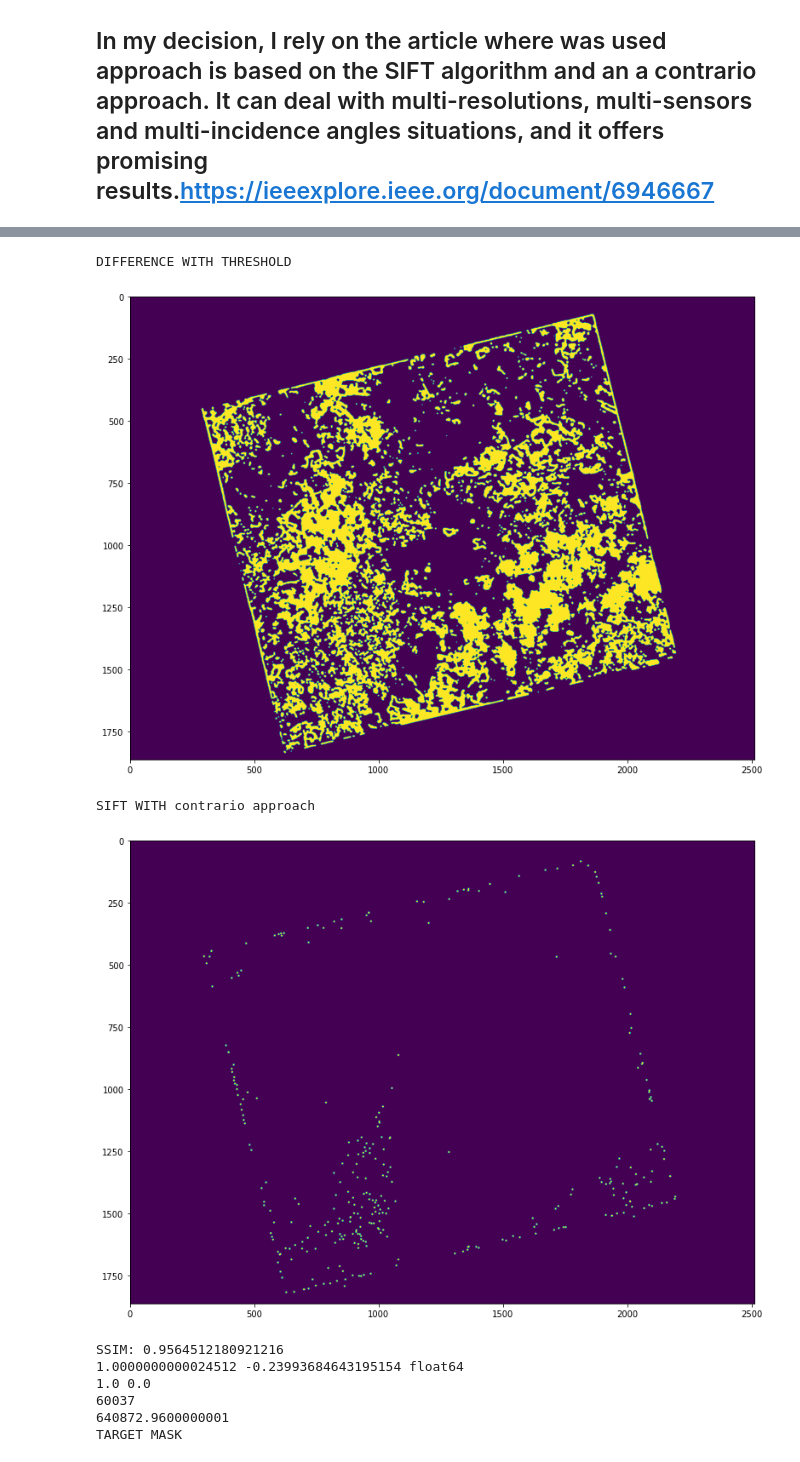
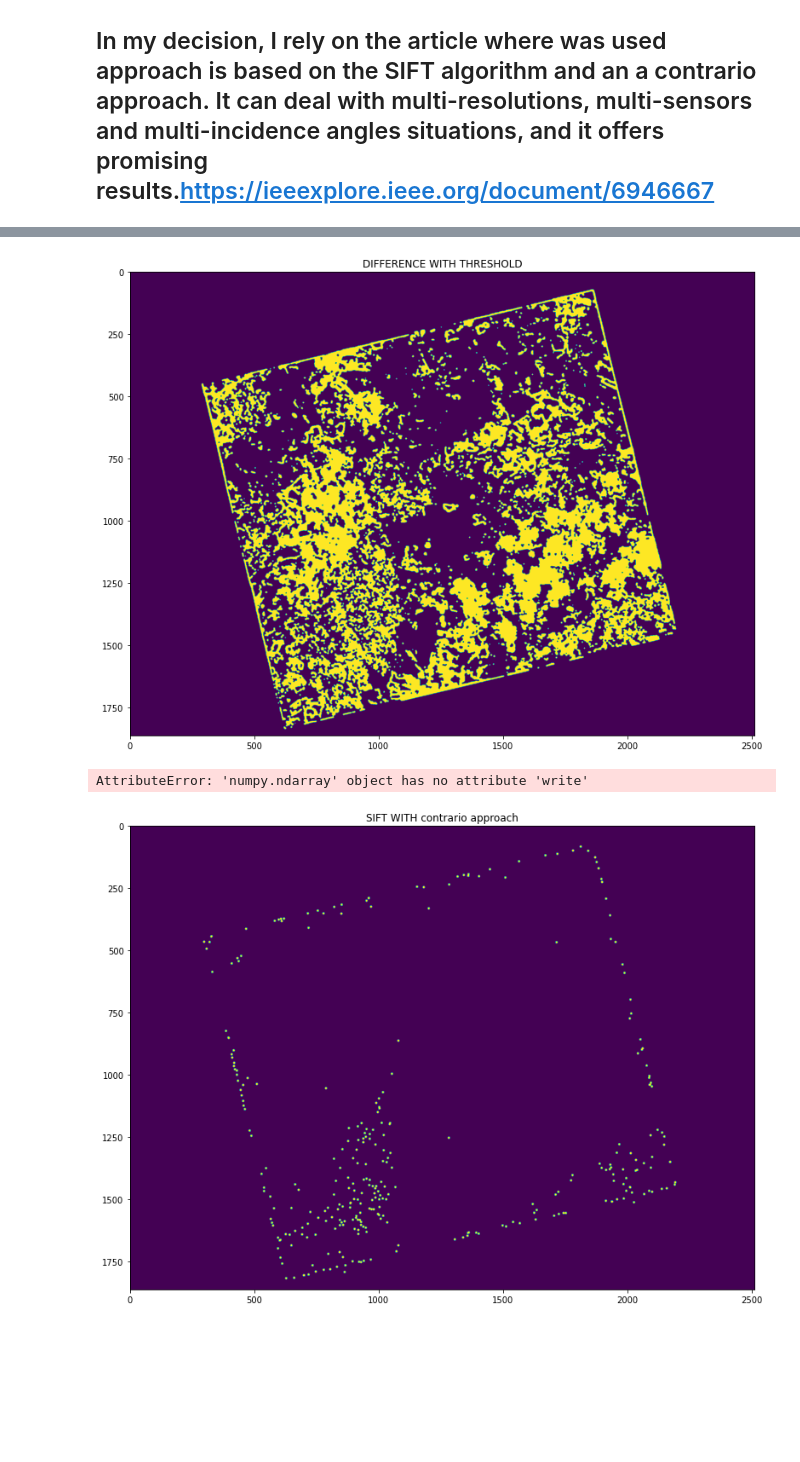
Before and after one commit to masha-astro/RosCosmos_Kaggle, a Jupyter notebook: Kaggle_Roscosmos.ipynb, the cells around one changed output, grey strips where cells are left out. Saved outputs shown, nothing was run; the diff lists cells and outputs as text; code cells hidden in the pictures; blank space fills up the shorter version.

```diff
--- a/Kaggle_Roscosmos.ipynb
+++ b/Kaggle_Roscosmos.ipynb
@@ -399,7 +399,7 @@ all_photo1_val, all_photo2_val = all_files(files_validation)
 s = {}
 
 for img1, img2, mask in tqdm(zip(all_photo1_val, all_photo2_val, masks_validation)):
-    end = mask_final_dict(img1, img2, 4, 1e-5)
+    end1 = mask_final_dict(img1, img2, 5, 1e-5)
 # Compute SSIM between two images
     (score, diff) = ssim(img1, img2, full=True)
     print("SSIM: {}".format(score))
@@ -411,13 +411,16 @@ for img1, img2, mask in tqdm(zip(all_photo1_val, all_photo2_val, masks_validatio
     diff = diff - np.min(diff)
     diff = diff / np.max(diff)
     print(diff.max(), diff.min())
-
+    kernel2 = np.ones((3, 3), 'uint8')
+#     end = cv.erode(end1, kernel2,iterations = 6)
+#     end = cv.dilate(end1, kernel2, iterations = 5)
+    #end = cv.GaussianBlur(end,(5,5), 6)
     def porog(diff, low, up):
         maxd = np.max(diff)
         diff[diff<low*maxd] = 0
         diff[diff>up*maxd] = 0
-        print(len(diff[diff != 0]))
-        print(0.14*diff.shape[0]*diff.shape[1])
+#         print(len(diff[diff != 0]))
+#         print(0.14*diff.shape[0]*diff.shape[1])
         if len(diff[diff != 0]) > np.round(0.15*diff.shape[0]*diff.shape[1]):
             maxd = np.max(diff)
             diff[diff<low*maxd] = 0
@@ -431,7 +434,7 @@ for img1, img2, mask in tqdm(zip(all_photo1_val, all_photo2_val, masks_validatio
     diff[diff != 0] = 1
     diff = np.round(diff).astype(np.uint8)
     diff = cv.GaussianBlur(diff,(5,5), 5)
-    diff = cv.GaussianBlur(diff,(5,5), 5)
+#     diff = cv.GaussianBlur(diff,(5,5), 5)
     diff = cv.GaussianBlur(diff,(5,5), 6)
 
 
@@ -440,16 +443,20 @@ for img1, img2, mask in tqdm(zip(all_photo1_val, all_photo2_val, masks_validatio
     diff = cv.GaussianBlur(diff,(5,5), 5)
 
     diff = cv.erode(diff, kernel,iterations = 1)
-    print('TARGET MASK')
-    show(target)
-    print('DIFFERENCE WITH THRESHOLD')
-    show(diff)
+    plt.title('TARGET MASK')
+    plt.imshow(target)
+    plt.show()
+    plt.title('DIFFERENCE WITH THRESHOLD')
+    plt.imshow(diff)
+    plt.show()
     s[mask.split('/')[-1].split('.')[0]] = decode_mask(diff)
     data = pd.DataFrame.from_dict(s, orient='index').reset_index()
     data.columns = ['Id','mask']
     data.to_csv("submission5.csv",index=False)
-    print('SIFT WITH contrario approach')
-    show(end)
+    plt.title('SIFT WITH contrario approach')
+    plt.imshow(end1)
+    plt.savefig(end1)
+    plt.show()
 # %% [output]
 SSIM: 0.7840320564044985
 1.000000000003702 -0.6722380304065876 float64
@@ -461,10 +465,3 @@ TARGET MASK
+[figure, new version]
-DIFFERENCE WITH THRESHOLD
+AttributeError: 'numpy.ndarray' object has no attribute 'write'
-[figure, old version]
-SIFT WITH contrario approach
-[figure, old version]
+[figure, new version]
-SSIM: 0.9564512180921216
-1.0000000000024512 -0.23993684643195154 float64
-1.0 0.0
-60037
-640872.9600000001
-TARGET MASK
```
Also changed, not shown: parts of 3 cells of this notebook, 3 other files.
